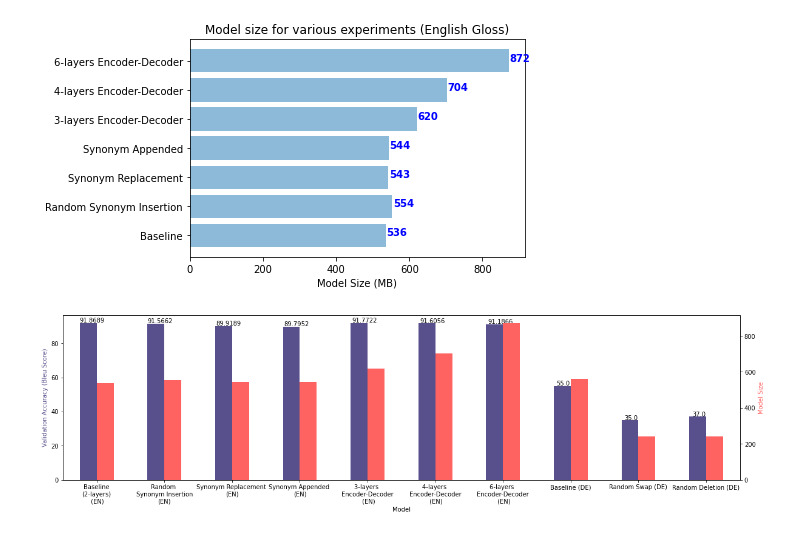
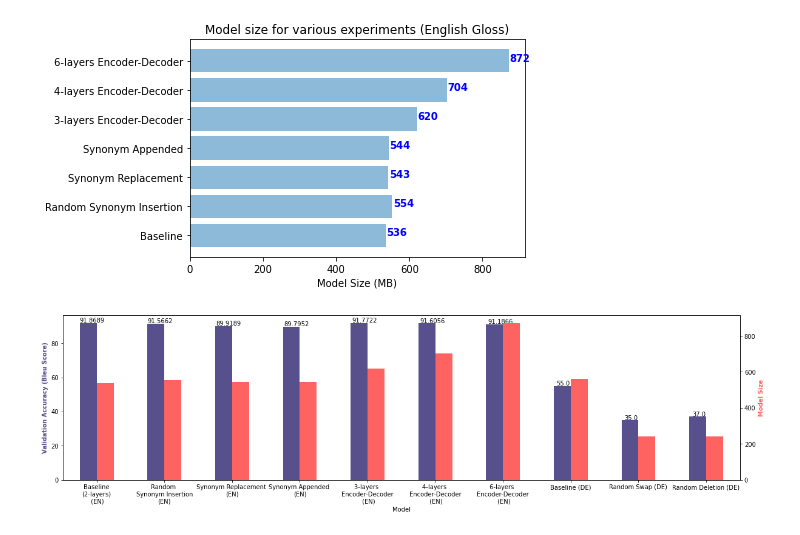
Before and after one commit to nlavee/slt-cs230, a Jupyter notebook: Milestone_Charts_Generator.ipynb, the cells around one changed output. Drawn from its saved outputs; the diff is of its cells as text; code cells hidden in the pictures.

```diff
--- a/Milestone_Charts_Generator.ipynb
+++ b/Milestone_Charts_Generator.ipynb
@@ -51,33 +51,33 @@ data1 = [ 91.8689, 91.5662, 89.9189, 89.7952, 91.7722, 91.6056, 91.1866, 55, 35,
 data2 = [ 536, 554, 543, 544, 620, 704, 872, 561, 240, 240]
 df = pd.DataFrame(list(zip(t, data1, data2)),
                columns =['Model', 'Validation Accuracy (Bleu Score)', 'Model Size'])
 
 ax = df.plot(
     #title="Experiments Comparison",
             kind= 'bar',
             x = 'Model',
             # xlabel = 'Experimental Models',
             secondary_y= ['Model Size'],
             rot=0,
             # table = True,
             figsize = (20,5),
             legend = False,
             color=["#58508d", '#ff6361'],
         )
 
 # for p in ax.patches:
 #     ax.annotate(str(p.get_height()), (p.get_x() * 1.005, p.get_height() * 1.005))
 
 ax1, ax2 = plt.gcf().get_axes() # gets the current figure and then the axes
 for p in ax1.patches:
   ax.annotate(str(p.get_height()), (p.get_x() * 1.005, p.get_height() * 1.005))
 # for p in ax2.patches:
   # ax.annotate(str(p.get_height()), (p.get_x() * 1.005, p.get_height() * 0.05))
 
-ax1.set_ylabel('Validation Accuracy (Bleu Score)', color = '#58508d')
-ax2.set_ylabel('Model Size', color ='#ff6361')
+ax1.set_ylabel('Validation Accuracy (Bleu Score)', color = '#58508d', fontdict=dict(weight='bold'))
+ax2.set_ylabel('Model Size', color ='#ff6361', fontdict=dict(weight='bold'))
 # plt.legend(bbox_to_anchor=(1.04,1), loc="upper left")
 
 plt.show()
 # %% [output]
-[figure, old version]
+[figure, new version]
```
